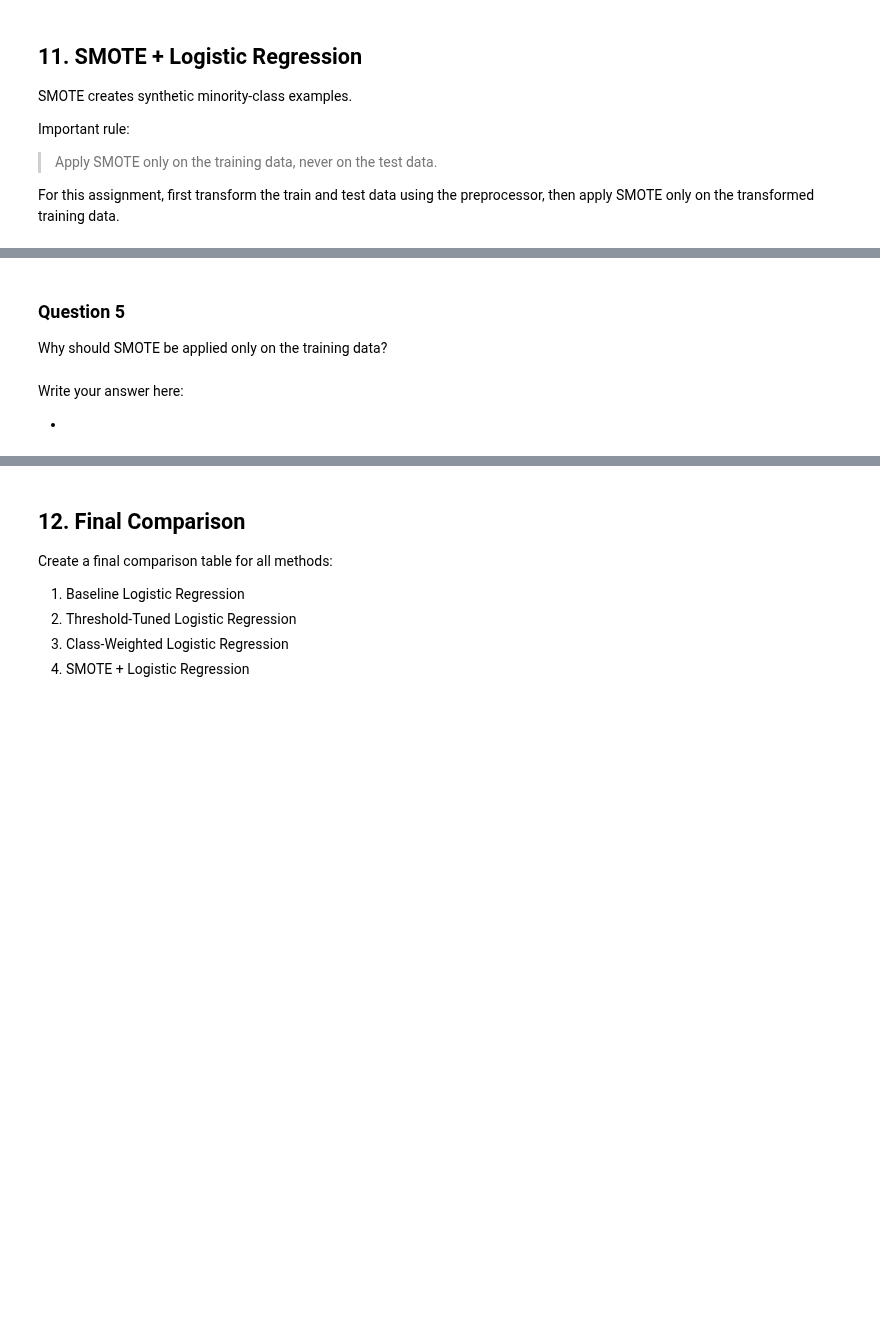
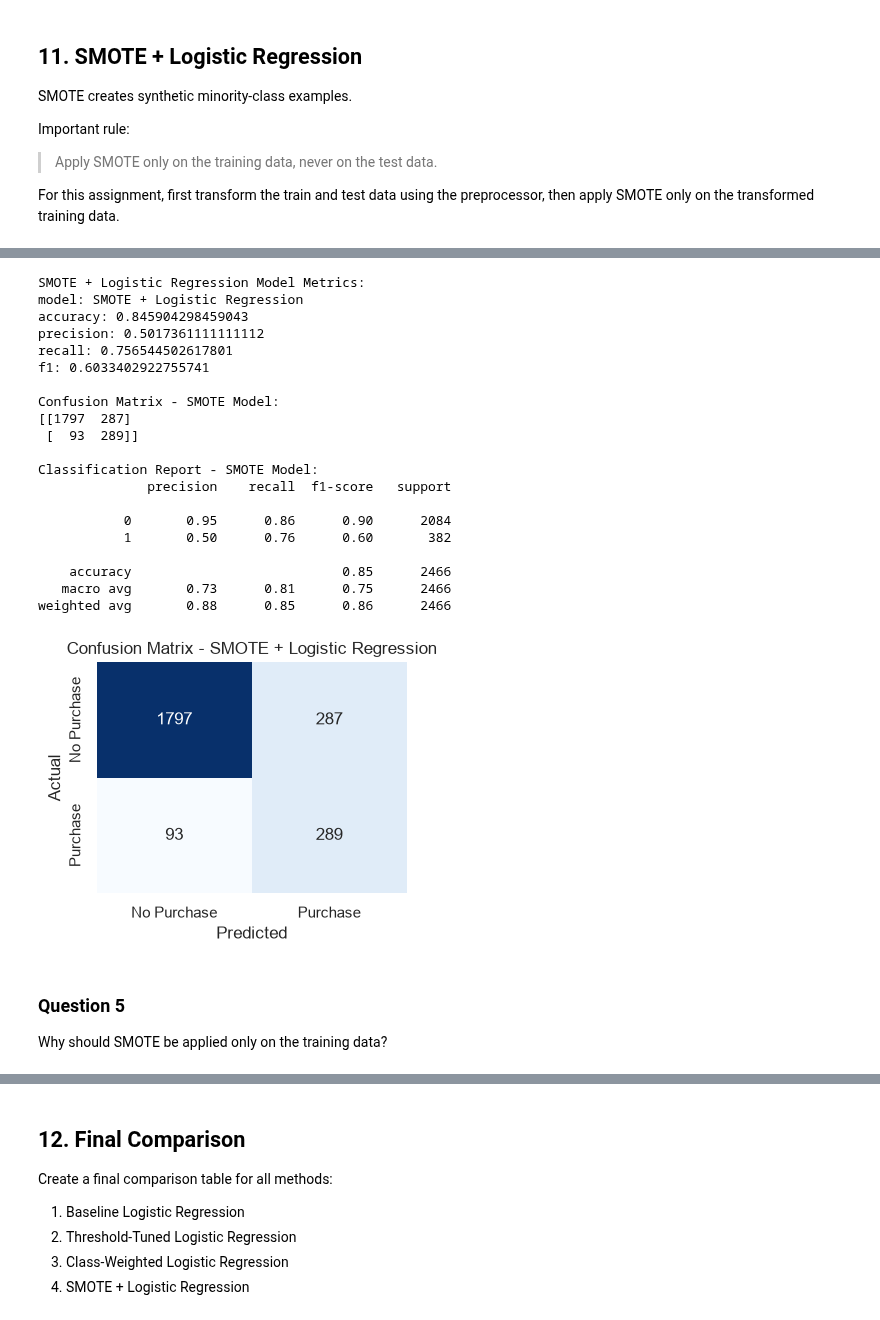
Before and after one commit to rakesh-kumar07/LogicMojo-AI-ML-June26-rakesh, a Jupyter notebook: Assignment/02_logistic_regression/online_shoppers_logistic_regression_solution.ipynb, the cells around one changed output, grey strips where cells are left out. Saved outputs shown, nothing was run; the diff lists cells and outputs as text; code cells hidden in the pictures; blank space fills up the shorter version.

```diff
--- a/Assignment/02_logistic_regression/online_shoppers_logistic_regression_solution.ipynb
+++ b/Assignment/02_logistic_regression/online_shoppers_logistic_regression_solution.ipynb
@@ -358,8 +591,23 @@ weighted_model = Pipeline(steps=[
 ])
 
 # TODO: Fit weighted_model on X_train and y_train.
+weighted_model.fit(X_train, Y_train)
 # TODO: Predict on X_test and store predictions in y_pred_weighted.
+y_pred_weighted = weighted_model.predict(X_test)
 # TODO: Evaluate and append result to results.
+weighted_metrics = evaluate_predictions(Y_test, y_pred_weighted, "Class-Weighted Logistic Regression")
+results.append(weighted_metrics)
+print("\nClass-Weighted Model Metrics:")
+for metric, value in weighted_metrics.items():
+    print(f"{metric}: {value}")
 # TODO: Show confusion matrix.
+cm_weighted = confusion_matrix(Y_test, y_pred_weighted)
+print("\n Confusion Matrix - Class-Weighted Model:")
+print(cm_weighted)
 
-raise NotImplementedError("Train and evaluate class-weighted logistic regression")
+# TODO: Show classification report.
+classification_rep_weighted = classification_report(Y_test, y_pred_weighted, zero_division=0)
+print("\n Classification Report - Class-Weighted Model:")
+print(classification_rep_weighted)
+
+# raise NotImplementedError("Train and evaluate class-weighted logistic regression")
@@ -411,8 +749,58 @@ raise NotImplementedError("Train and evaluate SMOTE logistic regression")
+# %%
+# TODO: Train LogisticRegression on X_train_smote and y_train_smote.
+# TODO: Predict on X_test_encoded (the transformed test data).
+# TODO: Evaluate and append result to results.
+# TODO: Show confusion matrix.
+
+# Train SMOTE logistic regression model
+smote_model = LogisticRegression(max_iter=3000, random_state=RANDOM_STATE)
+smote_model.fit(X_train_smote, y_train_smote)
+
+# Predict on transformed test data
+y_pred_smote = smote_model.predict(X_test_encoded)
+
+# Evaluate and append result
+smote_metrics = evaluate_predictions(Y_test, y_pred_smote, "SMOTE + Logistic Regression")
+results.append(smote_metrics)
+
+print("\nSMOTE + Logistic Regression Model Metrics:")
+for metric, value in smote_metrics.items():
+    print(f"{metric}: {value}")
+
+# Show confusion matrix
+cm_smote = confusion_matrix(Y_test, y_pred_smote)
+print("\nConfusion Matrix - SMOTE Model:")
+print(cm_smote)
+
+# Show classification report
+classification_rep_smote = classification_report(Y_test, y_pred_smote, zero_division=0)
+print("\nClassification Report - SMOTE Model:")
+print(classification_rep_smote)
+
+show_confusion_matrix(Y_test, y_pred_smote, "Confusion Matrix - SMOTE + Logistic Regression")
+# %% [output]
+SMOTE + Logistic Regression Model Metrics:
+model: SMOTE + Logistic Regression
+accuracy: 0.845904298459043
+precision: 0.5017361111111112
+recall: 0.756544502617801
+f1: 0.6033402922755741
+
+Confusion Matrix - SMOTE Model:
+[[1797  287]
+ [  93  289]]
+
+Classification Report - SMOTE Model:
+              precision    recall  f1-score   support
+
+           0       0.95      0.86      0.90      2084
+           1       0.50      0.76      0.60       382
+
+    accuracy                           0.85      2466
+   macro avg       0.73      0.81      0.75      2466
+weighted avg       0.88      0.85      0.86      2466
+[figure, added]
 # %% [markdown]
 ### Question 5
 
 Why should SMOTE be applied only on the training data?
-# %% [markdown]
-Write your answer here:
-
--
```
Also changed, not shown: parts of 37 cells of this notebook, 3 other files.
